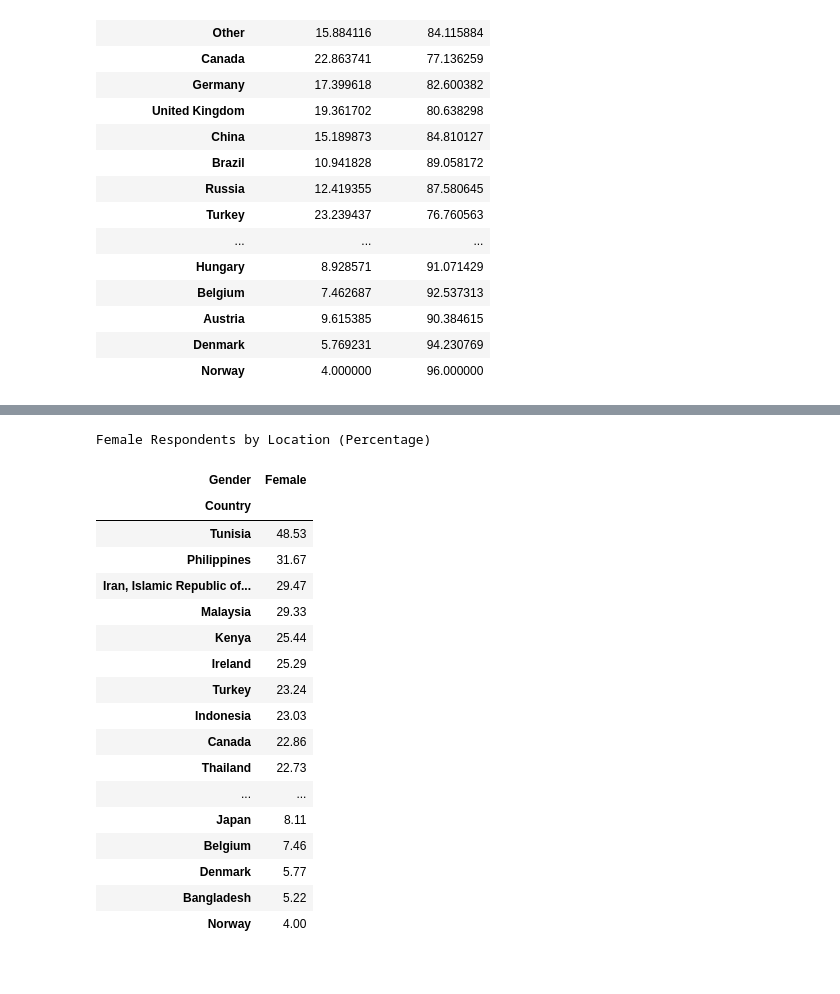
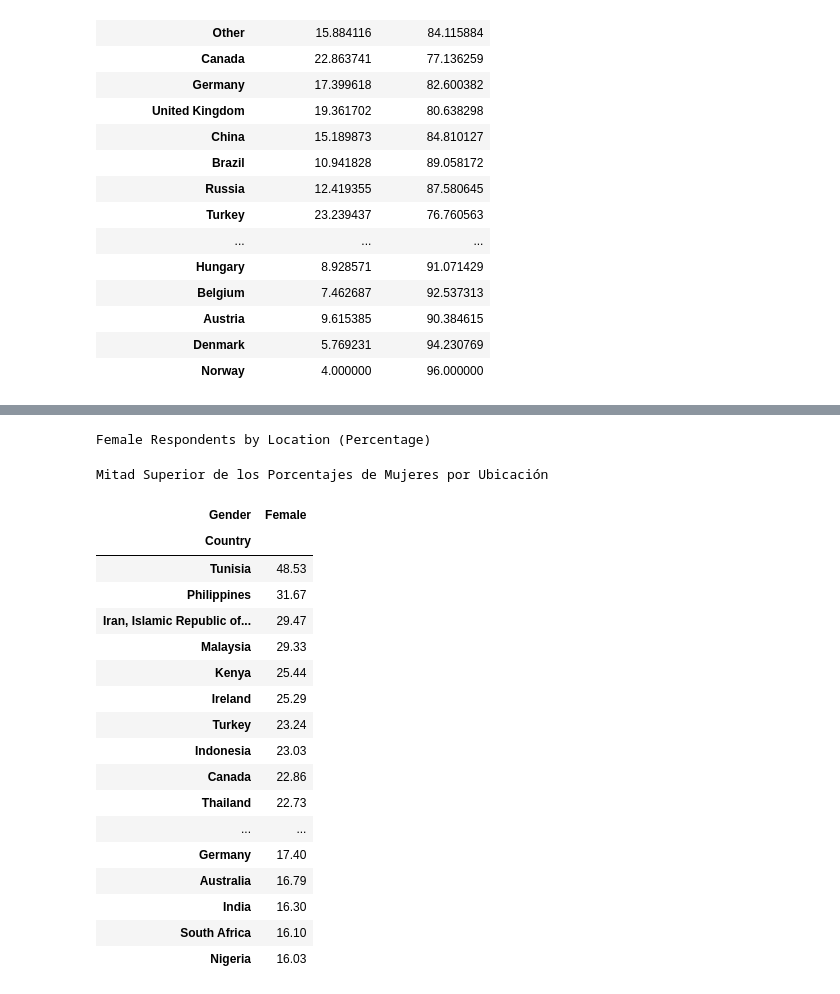
Before and after one commit to CCT-Dublin/capstone-project-feb-2024-ft-YumikoBejarano, a Jupyter notebook: CA 1 – Capstone Project Proposal.ipynb, the cells around one changed output, grey strips where cells are left out. Saved outputs shown, nothing was run; the diff lists cells and outputs as text; code cells hidden in the pictures.

```diff
--- a/CA 1 – Capstone Project Proposal.ipynb
+++ b/CA 1 – Capstone Project Proposal.ipynb
@@ -125,25 +147,35 @@ loc = loc.sort_values(by=['Female'], ascending=False)
 
 # Imprimir los resultados
 print("Female Respondents by Location (Percentage)")
+
 # print(loc[['Female']])
-loc[['Female']]
+# loc[['Female']]
 # %% [output]
 Female Respondents by Location (Percentage)
-| Gender | Female |
-| Country |  |
-| Tunisia | 48.53 |
-| Philippines | 31.67 |
-| Iran, Islamic Republic of... | 29.47 |
-| Malaysia | 29.33 |
-| Kenya | 25.44 |
-| Ireland | 25.29 |
-| Turkey | 23.24 |
-| Indonesia | 23.03 |
-| Canada | 22.86 |
-| Thailand | 22.73 |
-| ... | ... |
-| Japan | 8.11 |
-| Belgium | 7.46 |
-| Denmark | 5.77 |
-| Bangladesh | 5.22 |
-| Norway | 4.00 |
+# %%
+# Dividiendo el DataFrame en dos mitades
+half_rows = len(loc) // 2
+
+# Imprimiendo la mitad superior del DataFrame
+print("Mitad Superior de los Porcentajes de Mujeres por Ubicación")
+loc[['Female']].iloc[:half_rows]
+# %% [output]
+Mitad Superior de los Porcentajes de Mujeres por Ubicación
+| Gender | Female |
+| Country |  |
+| Tunisia | 48.53 |
+| Philippines | 31.67 |
+| Iran, Islamic Republic of... | 29.47 |
+| Malaysia | 29.33 |
+| Kenya | 25.44 |
+| Ireland | 25.29 |
+| Turkey | 23.24 |
+| Indonesia | 23.03 |
+| Canada | 22.86 |
+| Thailand | 22.73 |
+| ... | ... |
+| Germany | 17.40 |
+| Australia | 16.79 |
+| India | 16.30 |
+| South Africa | 16.10 |
+| Nigeria | 16.03 |
```
Also changed, not shown: parts of 7 cells of this notebook.
